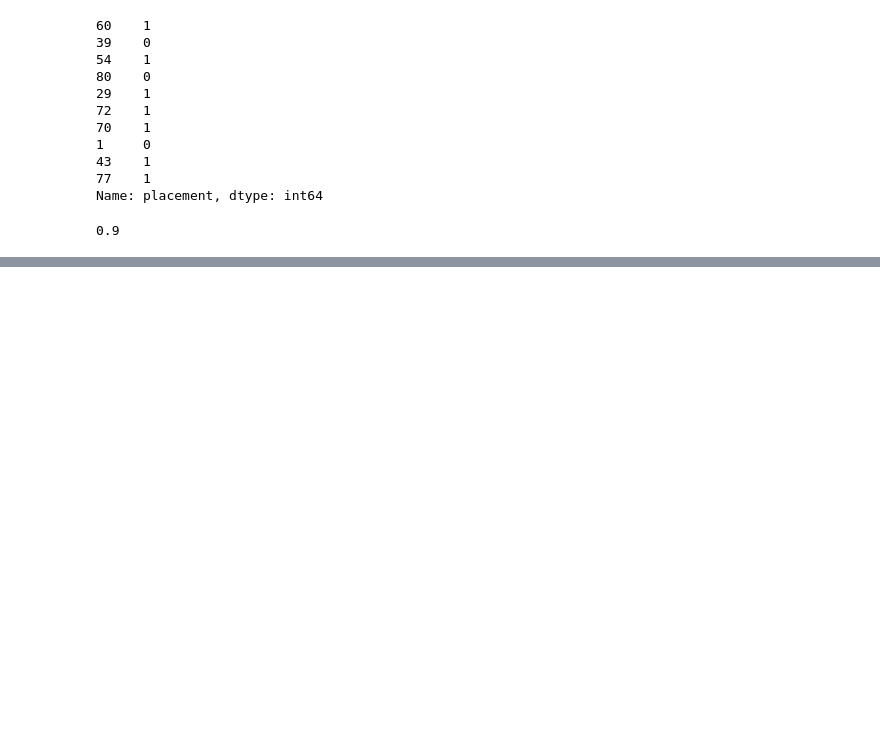
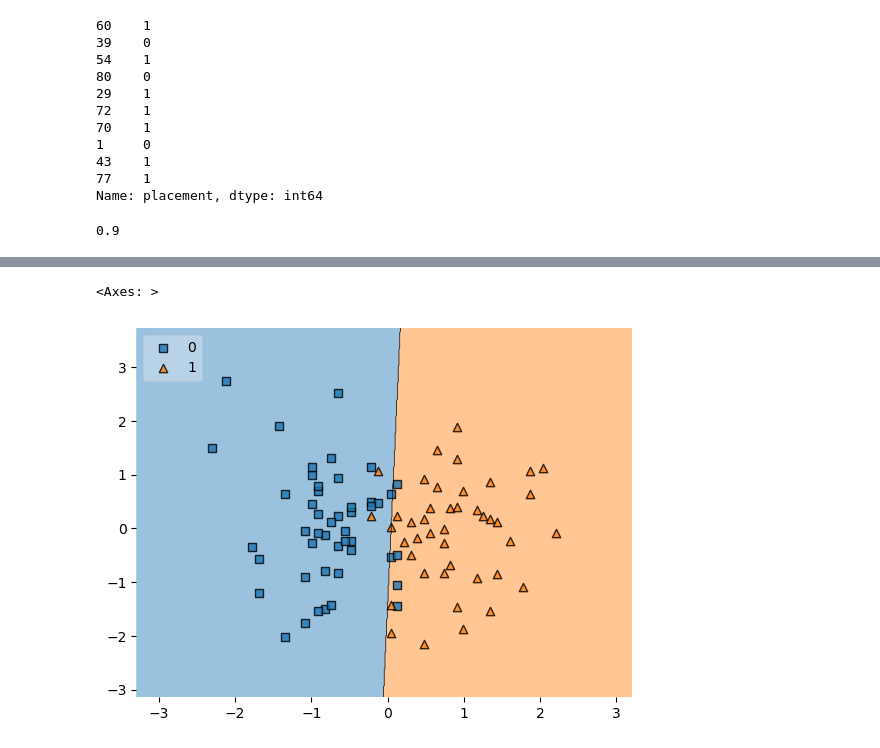
Before and after one commit to Khushi130404/Placemetrix, a Jupyter notebook: Placement_Prediction.ipynb, the cells around one changed output, grey strips where cells are left out. Saved outputs shown, nothing was run; the diff lists cells and outputs as text; code cells hidden in the pictures; blank space fills up the shorter version.

```diff
--- a/Placement_Prediction.ipynb
+++ b/Placement_Prediction.ipynb
@@ -226,0 +245,5 @@ from mlx
+# %%
+plot_decision_regions(x_train,y_train.values,clf=clf,legend=2)
+# %% [output]
+<Axes: >
+[figure, added]
```
Also changed, not shown: parts of 3 cells of this notebook, 1 other file.
